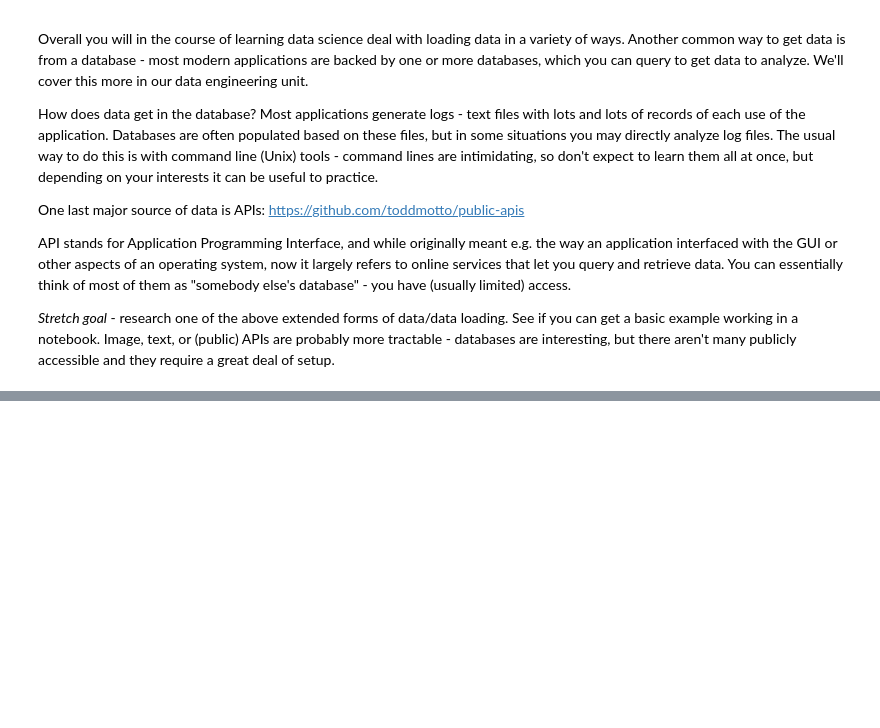
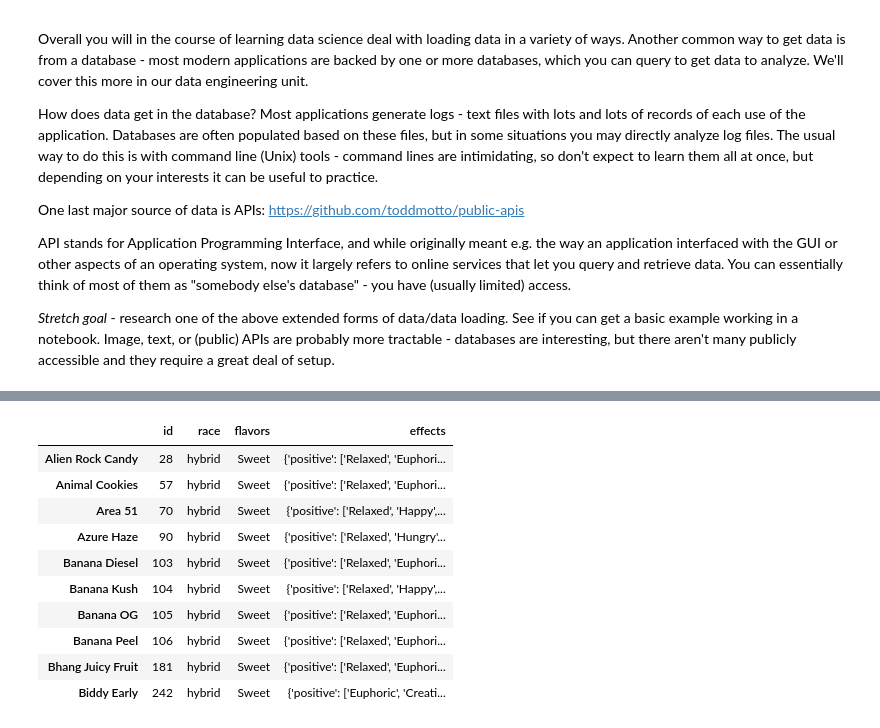
Before and after one commit to JoshuaHaga/DS-Unit-1-Sprint-1-Data-Wrangling-and-Storytelling, a Jupyter notebook: module1-exploratory-data-analysis/LS_DS_111_Exploratory_Data_Analysis_Assignment.ipynb, the cells around one changed output, grey strips where cells are left out. Saved outputs shown, nothing was run; the diff lists cells and outputs as text; code cells hidden in the pictures; blank space fills up the shorter version.

```diff
--- a/module1-exploratory-data-analysis/LS_DS_111_Exploratory_Data_Analysis_Assignment.ipynb
+++ b/module1-exploratory-data-analysis/LS_DS_111_Exploratory_Data_Analysis_Assignment.ipynb
@@ -263,0 +261,25 @@ API stands for Application Programming Interface, and while originally meant e.g
+# %%
+#load cannabis strain infro from The Strain Api and display the information
+#API key for my notes
+API_KEY = 'j4vF6pV'
+strains = pd.read_json('https://strainapi.evanbusse.com/'+API_KEY+'/strains/search/all',)
+#Transposing Rows and columns
+strains_t = strains.T
+strains_t['flavors'] = strains_t['flavors'].str.get(0)
+#Filtering strains by flavors and race
+strains_hybrid = strains_t[strains_t.race.str.contains('hybrid', case=False)]
+sweet_hybrid = strains_hybrid[strains_hybrid.flavors.str.contains('sweet', case=False)]
+#data table displaying all hybrid strains that are considered sweet
+sweet_hybrid.head(10)
+# %% [output]
+|  | id | race | flavors | effects |
+| Alien Rock Candy | 28 | hybrid | Sweet | {'positive': ['Relaxed', 'Euphori... |
+| Animal Cookies | 57 | hybrid | Sweet | {'positive': ['Relaxed', 'Euphori... |
+| Area 51 | 70 | hybrid | Sweet | {'positive': ['Relaxed', 'Happy',... |
+| Azure Haze | 90 | hybrid | Sweet | {'positive': ['Relaxed', 'Hungry'... |
+| Banana Diesel | 103 | hybrid | Sweet | {'positive': ['Relaxed', 'Euphori... |
+| Banana Kush | 104 | hybrid | Sweet | {'positive': ['Relaxed', 'Happy',... |
+| Banana OG | 105 | hybrid | Sweet | {'positive': ['Relaxed', 'Euphori... |
+| Banana Peel | 106 | hybrid | Sweet | {'positive': ['Relaxed', 'Euphori... |
+| Bhang Juicy Fruit | 181 | hybrid | Sweet | {'positive': ['Relaxed', 'Euphori... |
+| Biddy Early | 242 | hybrid | Sweet | {'positive': ['Euphoric', 'Creati... |
```
Also changed, not shown: parts of 6 cells of this notebook.
